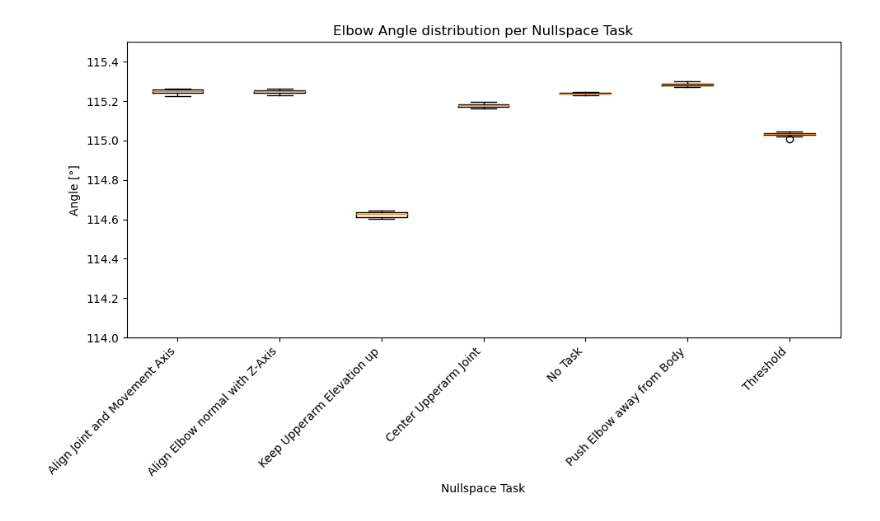
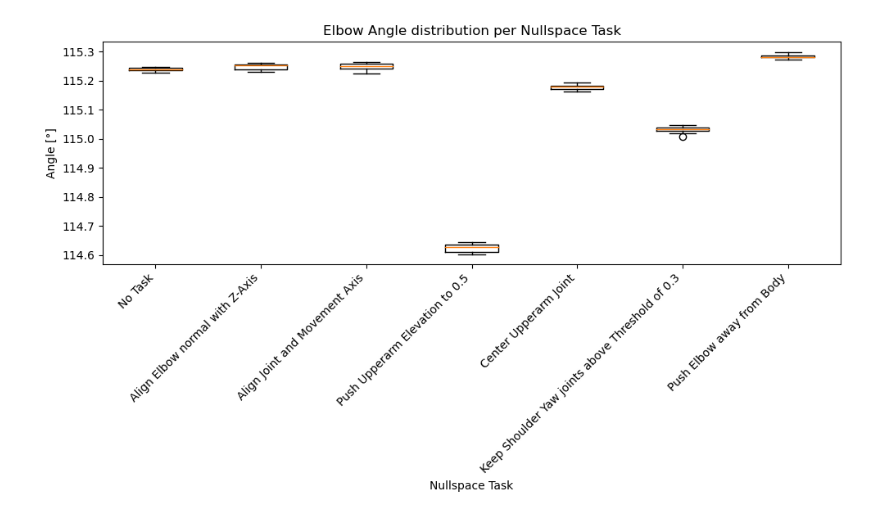
Before and after one commit to bj1110/Masterarbeit, a Jupyter notebook: eval/nullspace_tasks_eval.ipynb, the cells around one changed output. Cells and saved outputs as stored; diff of their text form; code cells hidden in the pictures.

```diff
--- a/eval/nullspace_tasks_eval.ipynb
+++ b/eval/nullspace_tasks_eval.ipynb
@@ -18,36 +18,46 @@ for file in sorted(folder.glob("*.txt")):
             if match:
                 values.append(float(match.group(1)))
 
     if values:
         data[file.stem] = values
 
 
 label_map = {
     "align_joint_axis": "Align Joint and Movement Axis",
     "align_normal": "Align Elbow normal with Z-Axis",
     "arm_elevation": "Push Upperarm Elevation to 0.5",
     "center_joint": "Center Upperarm Joint",
     "no_nst": "No Task",
     "push_away_from_origin": "Push Elbow away from Body",
     "threshold": "Keep Shoulder Yaw joints above Threshold of 0.3",
 }
 
-labels = list(data.keys())
-boxplot_data = [data[label] for label in labels]
-labels = [label_map.get(name, name.replace("_", " ").title())
-          for name in data.keys()]
+plot_order = [
+    "no_nst",
+    "align_normal",
+    "align_joint_axis",
+    "arm_elevation",
+    "center_joint",
+    "threshold",
+    "push_away_from_origin",
+]
+
+plot_order = [name for name in plot_order if name in data]
+
+boxplot_data = [data[name] for name in plot_order]
+
+labels = [label_map[name] for name in plot_order]
 
 # Create figure
 plt.figure(figsize=(10, 6))
 plt.boxplot(boxplot_data, labels=labels)
 
 plt.xlabel("Nullspace Task")
 plt.ylabel("Angle [°]")
 plt.title("Elbow Angle distribution per Nullspace Task")
 plt.xticks(rotation=45, ha="right")
 plt.tight_layout()
 
-plt.ylim(114.0, 115.5)
 plt.show()
 # %% [output]
-[figure, old version]
+[figure, new version]
```
